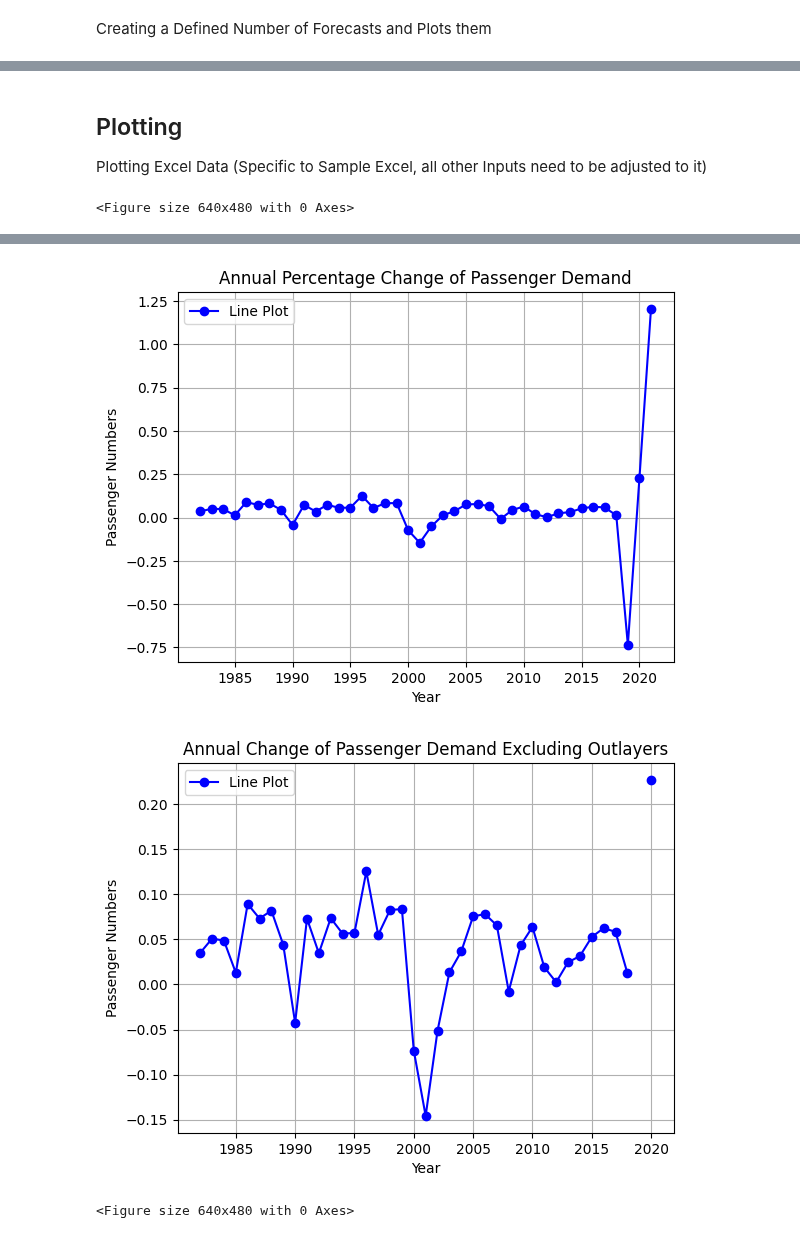
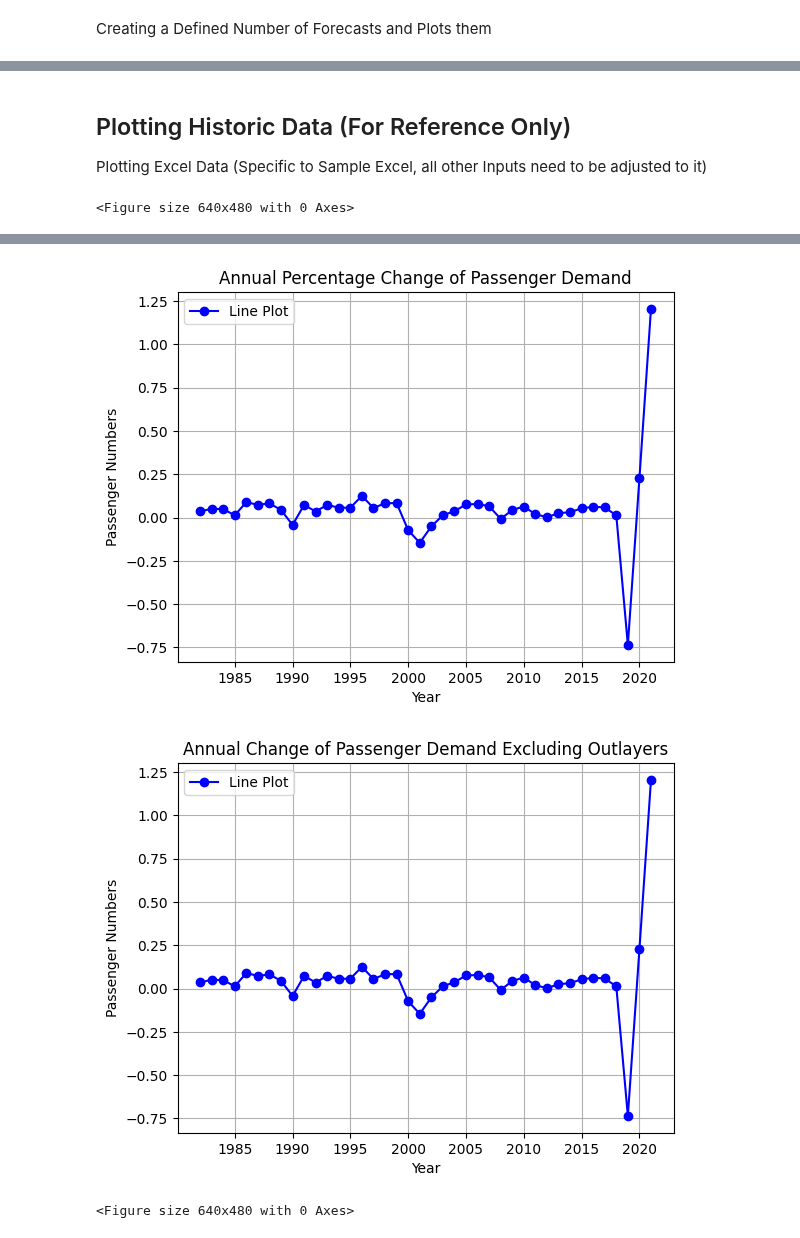
Before and after one commit to Oli767/VT1-Python-Files, a Jupyter notebook: VT1_with_Matrix_Import.ipynb, the cells around one changed output, grey strips where cells are left out. Saved outputs shown, nothing was run; the diff lists cells and outputs as text; code cells hidden in the pictures.

```diff
--- a/VT1_with_Matrix_Import.ipynb
+++ b/VT1_with_Matrix_Import.ipynb
@@ -37,0 +23,13 @@ sigma = dictionary["sigma"]
+# %%
+Year = np.array(df.iloc[:, 0])
+Historic_Demand = np.array(df.iloc[:, 1])
+Annual_Change = np.array(df.iloc[:, 2])
+Percentage_Change = np.array(df.iloc[:, 3])
+Outliner = np.array(df.iloc[:, 4])
+Percentage_Change1 = np.array(df.iloc[:, 5])
+
+
+mu = np.nanmean(Percentage_Change1)
+print("Mu = ", mu)
+sigma = np.nanstd(Percentage_Change1)
+print("Simga = ", sigma)
@@ -98,13 +104,13 @@ plt.figure()
 # %% [markdown]
-## Plotting
+## Plotting Historic Data (For Reference Only)
 Plotting Excel Data (Specific to Sample Excel, all other Inputs need to be adjusted to it)
 # %%
 # Plotting Excel Data (only specific to Test Excel, keys needs to be changed for other
 # data)
 
 plt.plot(
-    dictionary["Year"],
-    dictionary["Demand"],
+    Year,
+    Historic_Demand,
     label="Line Plot",
     color="blue",
     marker="o",
@@ -117,8 +123,8 @@ plt.legend()  # Display legend
 plt.figure()
 
 plt.plot(
-    dictionary["Year"],
-    dictionary["AnnualChange"],
+    Year,
+    Annual_Change,
     label="Line Plot",
     color="blue",
     marker="o",
@@ -131,36 +137,36 @@ plt.legend()  # Display legend
 plt.figure()
 
 plt.plot(
-    dictionary["Year"],
-    dictionary["PercentageChange"],
+    Year,
+    Percentage_Change,
     label="Line Plot",
     color="blue",
     marker="o",
 )
 plt.grid(True)
 plt.xlabel("Year")
 plt.ylabel("Passenger Numbers")
 plt.title("Annual Percentage Change of Passenger Demand")
 plt.legend()  # Display legend
 plt.figure()
 
 plt.plot(
-    dictionary["Year"],
-    dictionary["PercentageChange.1"],
+    Year,
+    Percentage_Change,
     label="Line Plot",
     color="blue",
     marker="o",
 )
 plt.grid(True)
 plt.xlabel("Year")
 plt.ylabel("Passenger Numbers")
 plt.title("Annual Change of Passenger Demand Excluding Outlayers")
 plt.legend()  # Display legend
 plt.figure()
 # %% [output]
 <Figure size 640x480 with 0 Axes>
 [figure]
 [figure]
 [figure]
-[figure, old version]
+[figure, new version]
 <Figure size 640x480 with 0 Axes>
```
Also changed, not shown: parts of 14 cells of this notebook, 5 other files.
